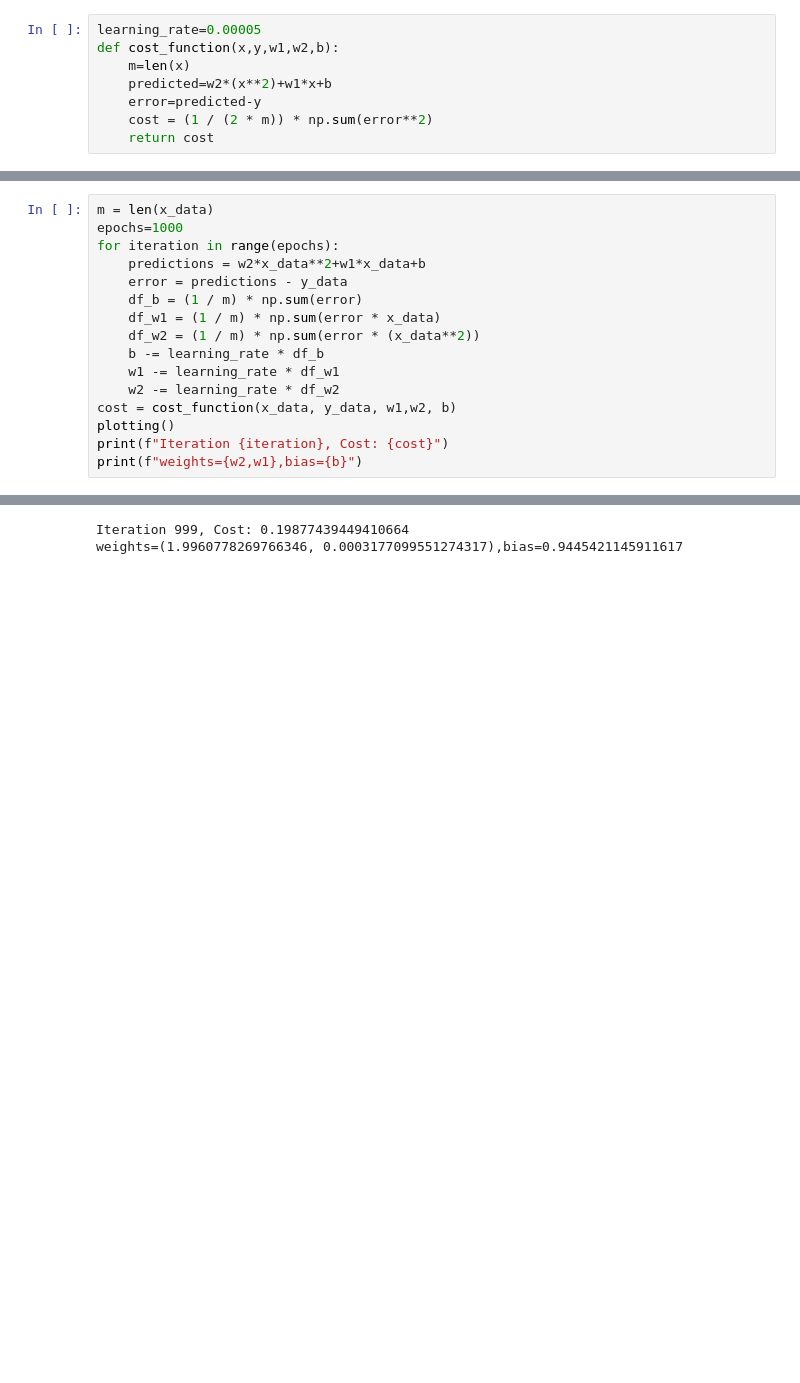
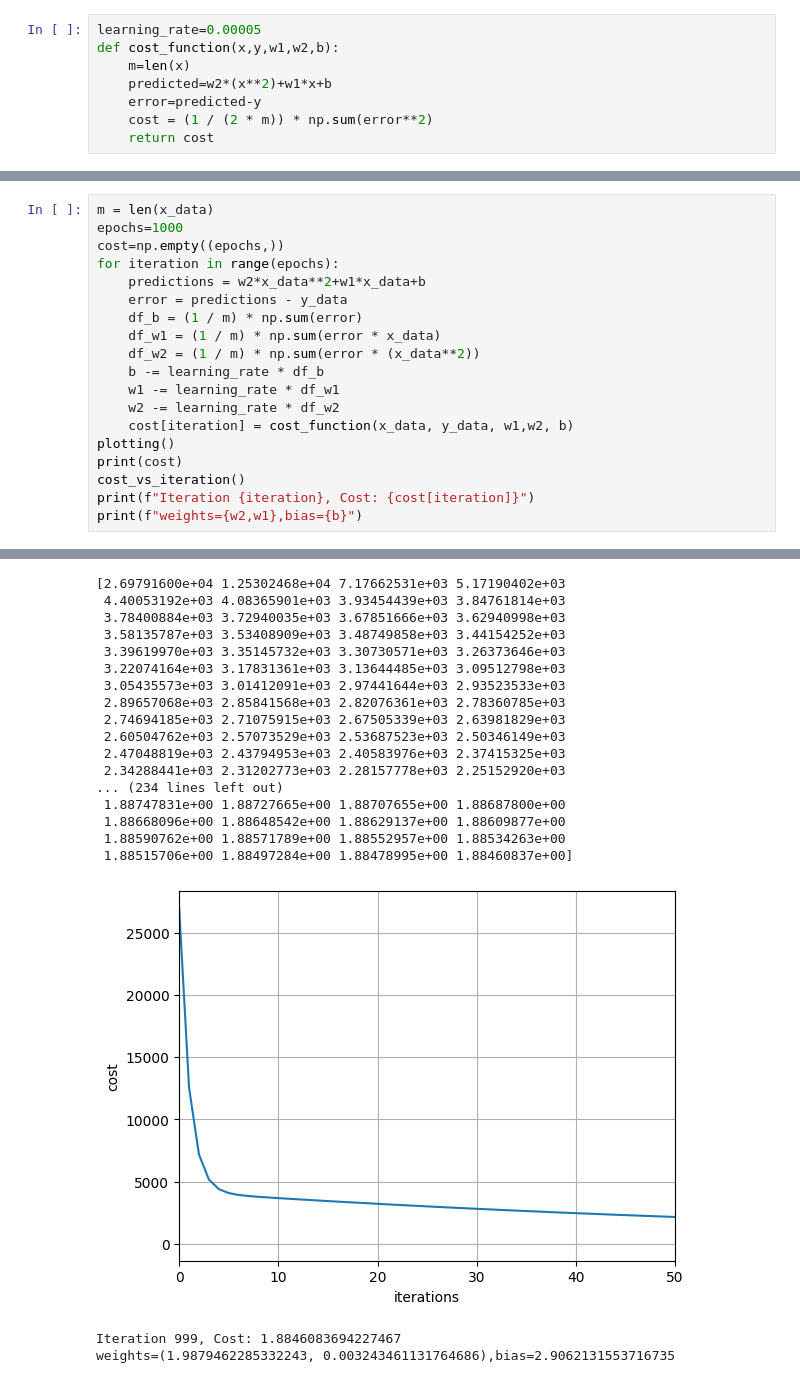
Before and after one commit to AbhijeetJ-512/ML, a Jupyter notebook: ml/polynomial_fit.ipynb, the cells around one changed output, grey strips where cells are left out. Saved outputs shown, nothing was run; the diff lists cells and outputs as text; blank space fills up the shorter version.

```diff
--- a/ml/polynomial_fit.ipynb
+++ b/ml/polynomial_fit.ipynb
@@ -42,20 +49,41 @@ cost_function(x_data,y_data,w1,w2,b)
 # %%
 m = len(x_data)
 epochs=1000
+cost=np.empty((epochs,))
 for iteration in range(epochs):
     predictions = w2*x_data**2+w1*x_data+b
     error = predictions - y_data
     df_b = (1 / m) * np.sum(error)
     df_w1 = (1 / m) * np.sum(error * x_data)
     df_w2 = (1 / m) * np.sum(error * (x_data**2))
     b -= learning_rate * df_b
     w1 -= learning_rate * df_w1
     w2 -= learning_rate * df_w2
-cost = cost_function(x_data, y_data, w1,w2, b)
+    cost[iteration] = cost_function(x_data, y_data, w1,w2, b)
 plotting()
-print(f"Iteration {iteration}, Cost: {cost}")
+print(cost)
+cost_vs_iteration()
+print(f"Iteration {iteration}, Cost: {cost[iteration]}")
 print(f"weights={w2,w1},bias={b}")
 # %% [output]
 [figure]
-Iteration 999, Cost: 0.19877439449410664
-weights=(1.9960778269766346, 0.0003177099551274317),bias=0.9445421145911617
+[2.69791600e+04 1.25302468e+04 7.17662531e+03 5.17190402e+03
+ 4.40053192e+03 4.08365901e+03 3.93454439e+03 3.84761814e+03
+ 3.78400884e+03 3.72940035e+03 3.67851666e+03 3.62940998e+03
+ 3.58135787e+03 3.53408909e+03 3.48749858e+03 3.44154252e+03
+ 3.39619970e+03 3.35145732e+03 3.30730571e+03 3.26373646e+03
+ 3.22074164e+03 3.17831361e+03 3.13644485e+03 3.09512798e+03
+ 3.05435573e+03 3.01412091e+03 2.97441644e+03 2.93523533e+03
+ 2.89657068e+03 2.85841568e+03 2.82076361e+03 2.78360785e+03
+ 2.74694185e+03 2.71075915e+03 2.67505339e+03 2.63981829e+03
+ 2.60504762e+03 2.57073529e+03 2.53687523e+03 2.50346149e+03
+ 2.47048819e+03 2.43794953e+03 2.40583976e+03 2.37415325e+03
+ 2.34288441e+03 2.31202773e+03 2.28157778e+03 2.25152920e+03
+... (234 lines left out)
+ 1.88747831e+00 1.88727665e+00 1.88707655e+00 1.88687800e+00
+ 1.88668096e+00 1.88648542e+00 1.88629137e+00 1.88609877e+00
+ 1.88590762e+00 1.88571789e+00 1.88552957e+00 1.88534263e+00
+ 1.88515706e+00 1.88497284e+00 1.88478995e+00 1.88460837e+00]
+[figure, added]
+Iteration 999, Cost: 1.8846083694227467
+weights=(1.9879462285332243, 0.003243461131764686),bias=2.9062131553716735
```
Also changed, not shown: parts of 3 cells of this notebook.
